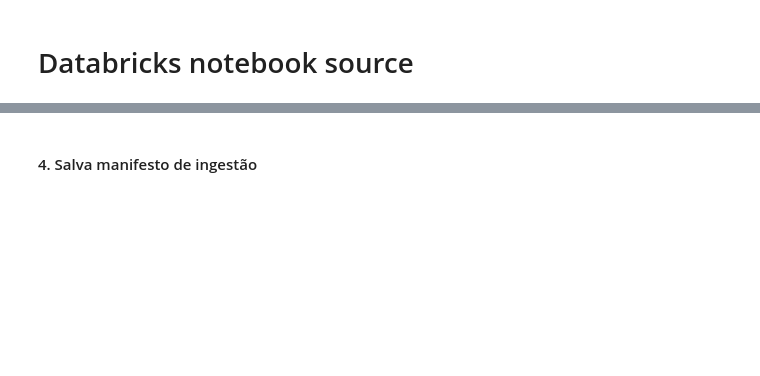
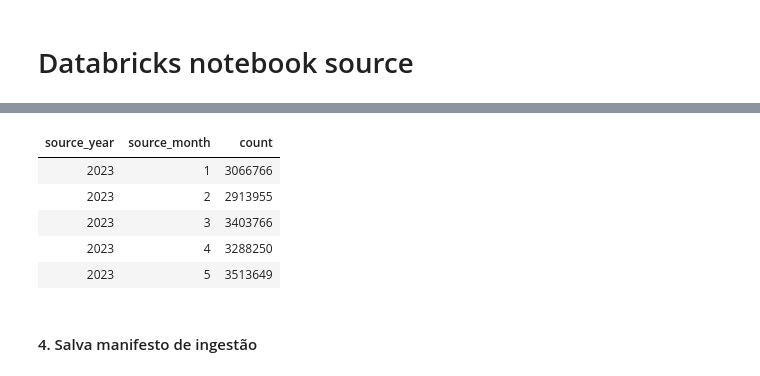
Before and after one commit to Lukasv30/ifood-case, a Jupyter notebook: notebooks/01_ingest_landing.ipynb, the cells around one changed output, grey strips where cells are left out. Cells and saved outputs as stored; diff of their text form; code cells hidden in the pictures; blank space fills up the shorter version.

```diff
--- a/notebooks/01_ingest_landing.ipynb
+++ b/notebooks/01_ingest_landing.ipynb
@@ -47,3 +212,17 @@ NameError: name 'dbutils' is not defined
+# %%
+display(
+    raw_required_df
+    .groupBy("source_year", "source_month")
+    .count()
+    .orderBy("source_year", "source_month")
+)
+# %% [output]
+| source_year | source_month | count |
+| 2023 | 1 | 3066766 |
+| 2023 | 2 | 2913955 |
+| 2023 | 3 | 3403766 |
+| 2023 | 4 | 3288250 |
+| 2023 | 5 | 3513649 |
 # %% [markdown]
 #### 4. Salva manifesto de ingestão
 # %%
```
Also changed, not shown: parts of 24 cells of this notebook, 1 other file.
